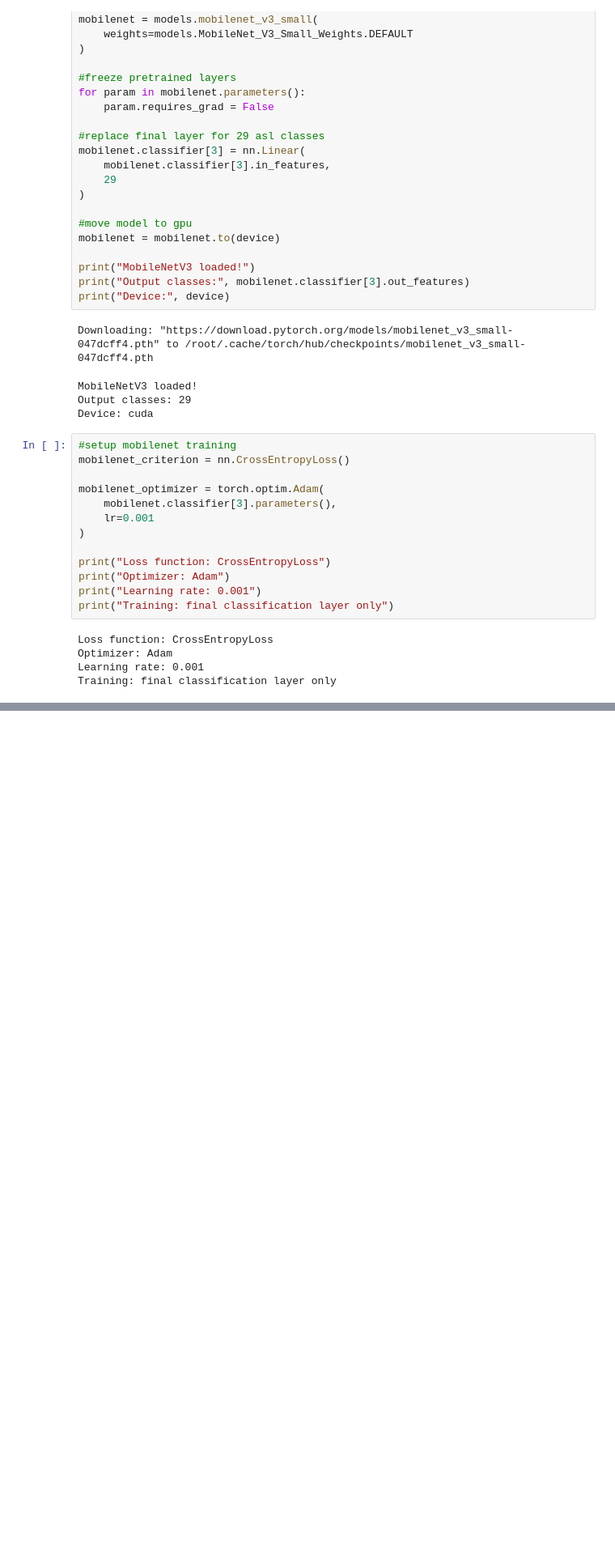
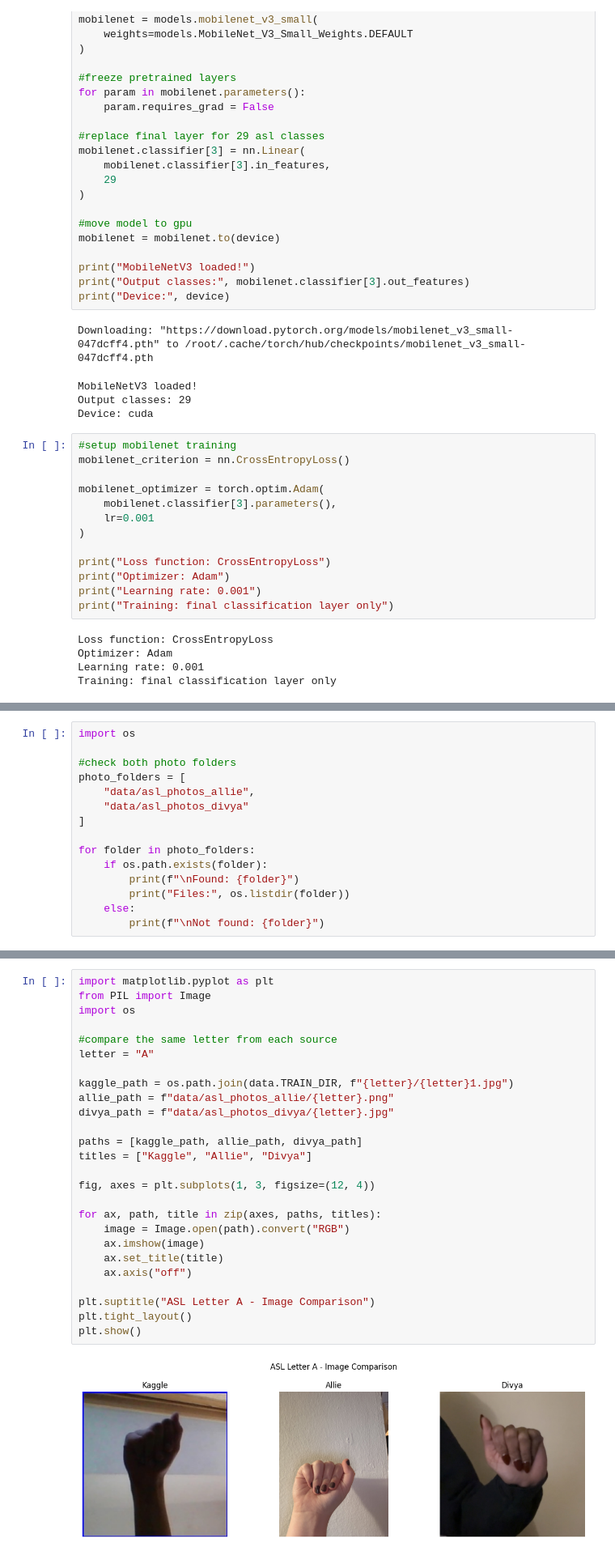
Before and after one commit to ananyaa-sutaria/ML-term-project, a Jupyter notebook: 04_transfer.ipynb, the cells around one changed output, grey strips where cells are left out. Shown at 81% size. Cells and saved outputs as stored; diff of their text form; blank space fills up the shorter version.

```diff
--- a/04_transfer.ipynb
+++ b/04_transfer.ipynb
@@ -679,0 +1018,15 @@ Validation accuracy: 0.7020
+# %%
+import os
+
+#check both photo folders
+photo_folders = [
+    "data/asl_photos_allie",
+    "data/asl_photos_divya"
+]
+
+for folder in photo_folders:
+    if os.path.exists(folder):
+        print(f"\nFound: {folder}")
+        print("Files:", os.listdir(folder))
+    else:
+        print(f"\nNot found: {folder}")
@@ -679,0 +1167,28 @@ Validation accuracy: 0.7020
+# %%
+import matplotlib.pyplot as plt
+from PIL import Image
+import os
+
+#compare the same letter from each source
+letter = "A"
+
+kaggle_path = os.path.join(data.TRAIN_DIR, f"{letter}/{letter}1.jpg")
+allie_path = f"data/asl_photos_allie/{letter}.png"
+divya_path = f"data/asl_photos_divya/{letter}.jpg"
+
+paths = [kaggle_path, allie_path, divya_path]
+titles = ["Kaggle", "Allie", "Divya"]
+
+fig, axes = plt.subplots(1, 3, figsize=(12, 4))
+
+for ax, path, title in zip(axes, paths, titles):
+    image = Image.open(path).convert("RGB")
+    ax.imshow(image)
+    ax.set_title(title)
+    ax.axis("off")
+
+plt.suptitle("ASL Letter A - Image Comparison")
+plt.tight_layout()
+plt.show()
+# %% [output]
+[figure, added]
```
Also changed, not shown: parts of 26 cells of this notebook.
